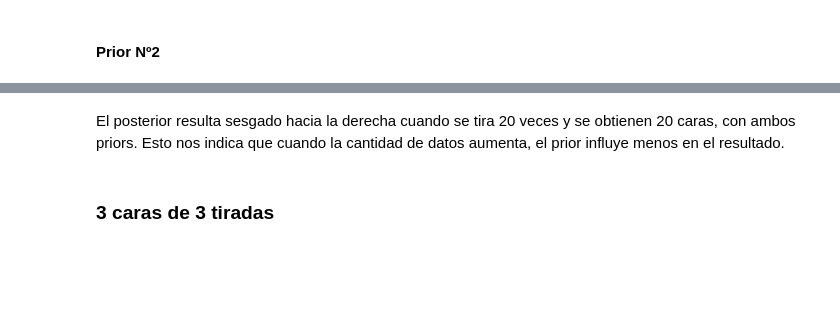
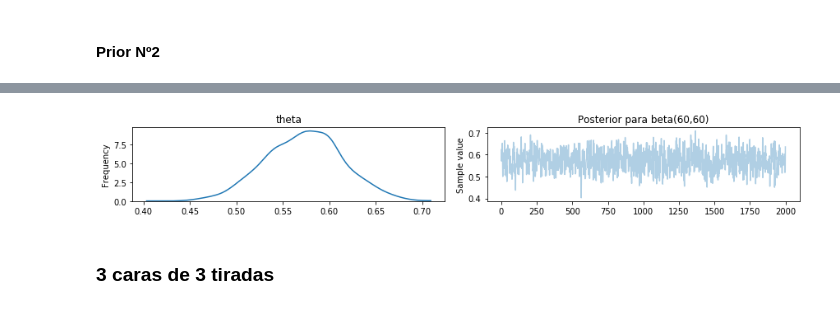
Before and after one commit to barbeiton/tpscd, a Jupyter notebook: tp5/tp5.ipynb, the cells around one changed output, grey strips where cells are left out. Drawn from its saved outputs; the diff is of its cells as text; code cells hidden in the pictures; blank space fills up the shorter version.

```diff
--- a/tp5/tp5.ipynb
+++ b/tp5/tp5.ipynb
@@ -173,9 +186,9 @@ trace4, modelo4 = correr_modelo(tiradas=20, caras=20, iteraciones=2000, alpha=60
 # %%
 pm.traceplot(trace4)
-plt.title("Posterior para beta(100,100)")
+plt.title("Posterior para beta(60,60)")
 plt.show()
+# %% [output]
+[figure, added]
-# %% [markdown]
-El posterior resulta sesgado hacia la derecha cuando se tira 20 veces y se obtienen 20 caras, con ambos priors. Esto nos indica que cuando la cantidad de datos aumenta, el prior influye menos en el resultado.
 # %% [markdown]
 ### 3 caras de 3 tiradas
 # %% [markdown]
```
Also changed, not shown: parts of 19 cells of this notebook.
